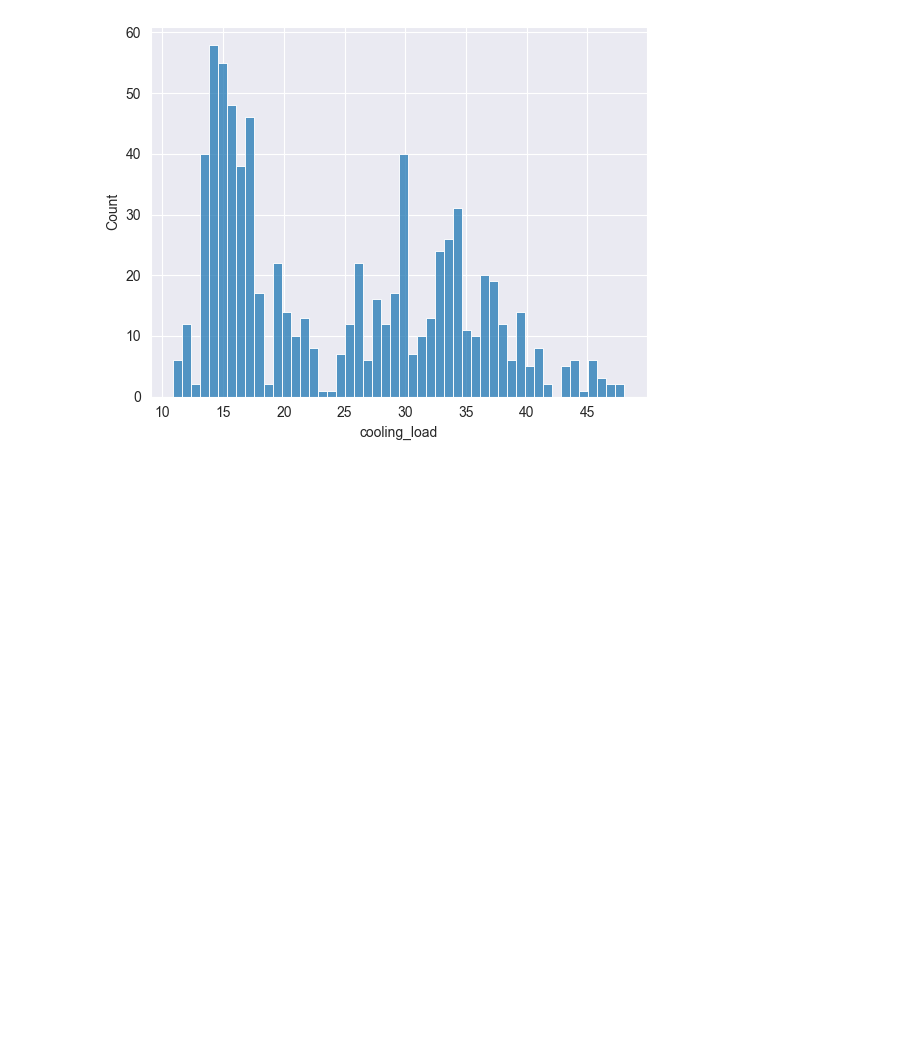
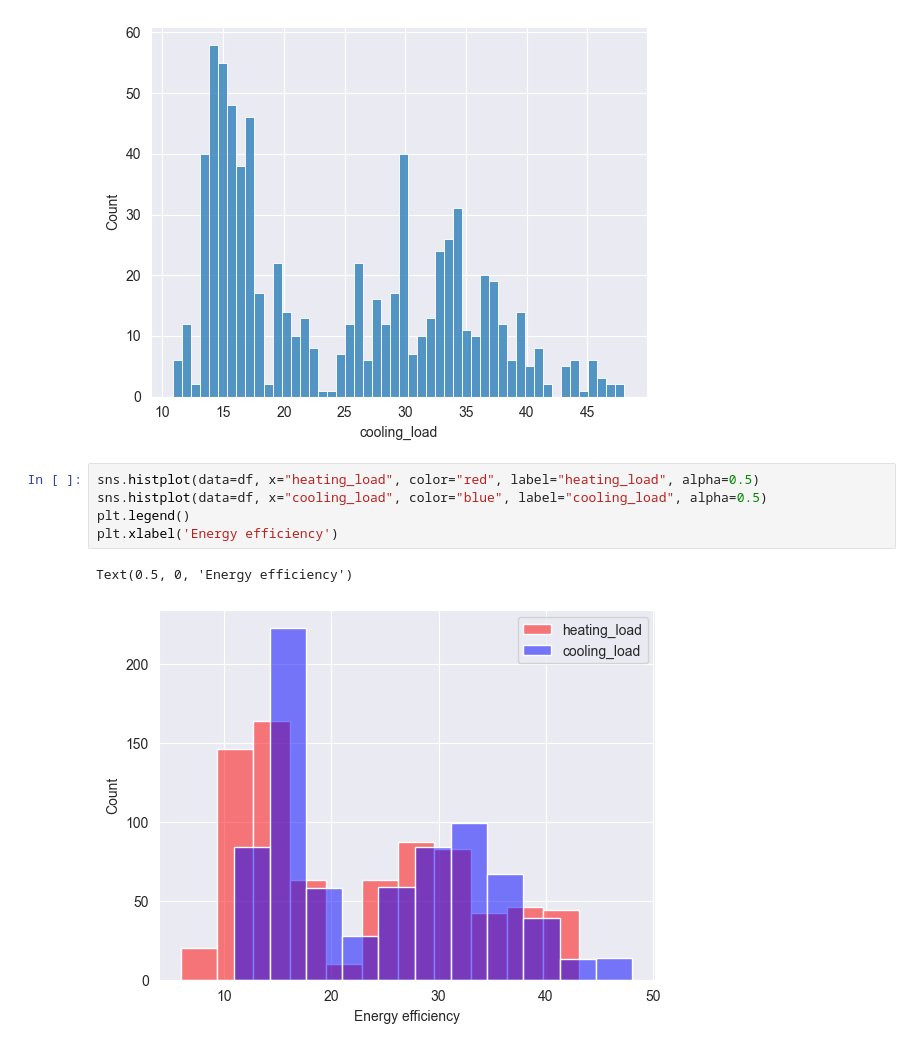
Before and after one commit to wimphil/machine_learning_group_11, a Jupyter notebook: exercise_0/analyze_energy_efficency_dataset.ipynb, the cells around one changed output. Saved outputs shown, nothing was run; the diff lists cells and outputs as text; blank space fills up the shorter version.

Commit message:
added target chart

```diff
--- a/exercise_0/analyze_energy_efficency_dataset.ipynb
+++ b/exercise_0/analyze_energy_efficency_dataset.ipynb
@@ -60,3 +61,11 @@ sns.histplot(df, x='cooling_load', bins=50)
 # %% [output]
 <Axes: xlabel='cooling_load', ylabel='Count'>
 [figure]
+# %%
+sns.histplot(data=df, x="heating_load", color="red", label="heating_load", alpha=0.5)
+sns.histplot(data=df, x="cooling_load", color="blue", label="cooling_load", alpha=0.5)
+plt.legend()
+plt.xlabel('Energy efficiency')
+# %% [output]
+Text(0.5, 0, 'Energy efficiency')
+[figure, added]
```
Also changed, not shown: parts of 1 cell of this notebook.
